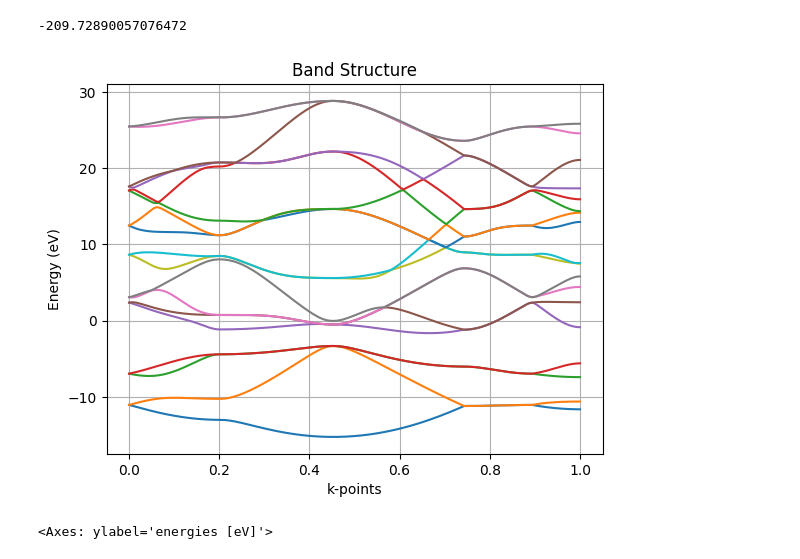
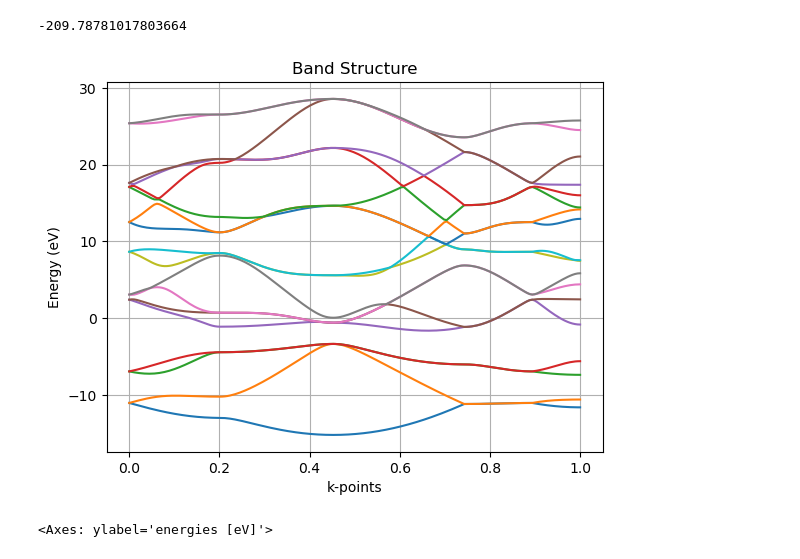
Before and after one commit to fireball-QMD/fireballpy, a Jupyter notebook: examples/bands.ipynb, the cells around one changed output. Cells and saved outputs as stored; diff of their text form; code cells hidden in the pictures.

```diff
--- a/examples/bands.ipynb
+++ b/examples/bands.ipynb
@@ -22,25 +21,24 @@ npoints = 180
 B = bandpath(path=path, cell=atoms.cell, npoints=npoints)
 kpoints=B.kpts
 # %%
-atoms.calc = Fireball(charges_method='mdp',kpts=kpoints,
-                     shell_charges=charges, ifixcharge=1)
+atoms.calc = Fireball(charges_method='mdp', kpts=kpoints, shell_charges=charges)
 atoms.get_potential_energy()
 # %% [output]
--209.72890057076472
+-209.78781017803664
 # %%
 import matplotlib.pyplot as plt
-X = np.linspace(0, 1, atoms.calc.energies.shape[0])
+X = np.linspace(0, 1, atoms.calc.shell_energies.shape[0])
 
-for band in range(atoms.calc.energies.shape[1]):
-    plt.plot(X, atoms.calc.energies[:, band])
+for band in range(atoms.calc.shell_energies.shape[1]):
+    plt.plot(X, atoms.calc.shell_energies[:, band])
 
 plt.xlabel('k-points')
 plt.ylabel('Energy (eV)')
 plt.title('Band Structure')
 plt.grid(True)
 plt.show()
 # %% [output]
-[figure, old version]
+[figure, new version]
 # %%
 # creates: cu.png
 from ase.build import bulk
```
Also changed, not shown: parts of 1 cell of this notebook, 23 other files.
